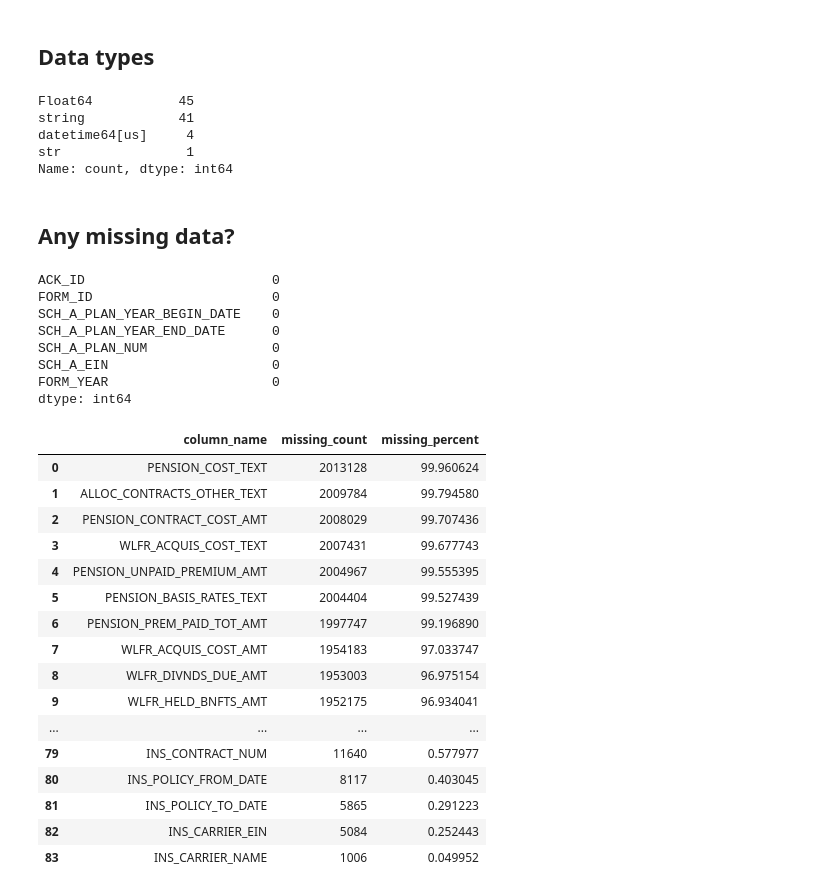
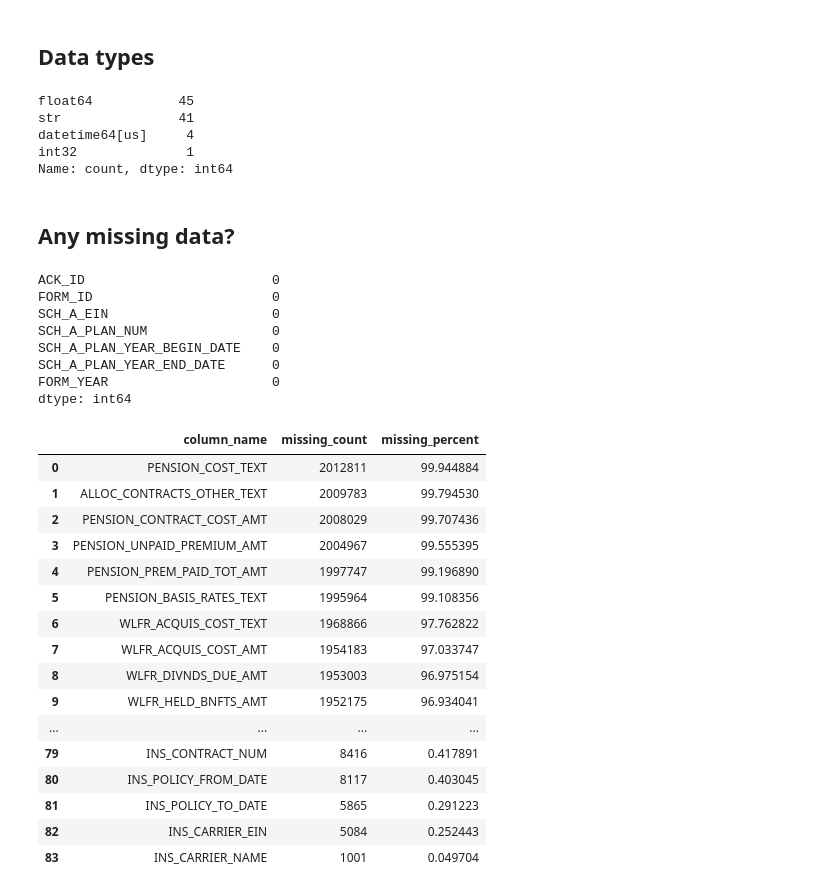
Before and after one commit to coreymichaud/benefits-market-intelligence, a Jupyter notebook: notebooks/Schedule_A_EDA.ipynb, the cells around one changed output. Saved outputs shown, nothing was run; the diff lists cells and outputs as text; code cells hidden in the pictures.

```diff
--- a/notebooks/Schedule_A_EDA.ipynb
+++ b/notebooks/Schedule_A_EDA.ipynb
@@ -15,7 +16,8 @@ pd.set_option("display.max_rows", None)
 ## Load Form 5500 - Schedule A data
 # %%
 # Loading data
-SCH_A = pd.read_parquet(COMBINED_DATA_PATH / "SCH_A.parquet")
+with duckdb.connect(DB_PATH, read_only=True) as con:
+    SCH_A = con.sql("SELECT * FROM silver.SCH_A").df()
 # %% [markdown]
 ## Viewing data
 # %%
@@ -43,10 +45,10 @@ Columns: 91
 # Data type counts
 SCH_A.dtypes.value_counts()
 # %% [output]
-Float64           45
-string            41
+float64           45
+str               41
 datetime64[us]     4
-str                1
+int32              1
 Name: count, dtype: int64
 # %% [markdown]
 ## Any missing data?
@@ -56,33 +58,37 @@ SCH_A.isna().sum()[SCH_A.isna().sum() == 0]
 # %% [output]
 ACK_ID                        0
 FORM_ID                       0
+SCH_A_EIN                     0
+SCH_A_PLAN_NUM                0
 SCH_A_PLAN_YEAR_BEGIN_DATE    0
 SCH_A_PLAN_YEAR_END_DATE      0
-SCH_A_PLAN_NUM                0
-SCH_A_EIN                     0
 FORM_YEAR                     0
 dtype: int64
 # %%
 # Missing data
-pd.DataFrame({
-    "missing_count": SCH_A.isna().sum(),
-    "missing_percent": SCH_A.isna().mean().mul(100)
-}).query("missing_count > 0").sort_values("missing_percent", ascending=False).rename_axis("column_name").reset_index()
+pd.DataFrame(
+    {
+        "missing_count": SCH_A.isna().sum(),
+        "missing_percent": SCH_A.isna().mean().mul(100),
+    }
+).query("missing_count > 0").sort_values(
+    "missing_percent", ascending=False
+).rename_axis("column_name").reset_index()
 # %% [output]
 |  | column_name | missing_count | missing_percent |
-| 0 | PENSION_COST_TEXT | 2013128 | 99.960624 |
-| 1 | ALLOC_CONTRACTS_OTHER_TEXT | 2009784 | 99.794580 |
+| 0 | PENSION_COST_TEXT | 2012811 | 99.944884 |
+| 1 | ALLOC_CONTRACTS_OTHER_TEXT | 2009783 | 99.794530 |
 | 2 | PENSION_CONTRACT_COST_AMT | 2008029 | 99.707436 |
-| 3 | WLFR_ACQUIS_COST_TEXT | 2007431 | 99.677743 |
-| 4 | PENSION_UNPAID_PREMIUM_AMT | 2004967 | 99.555395 |
-| 5 | PENSION_BASIS_RATES_TEXT | 2004404 | 99.527439 |
-| 6 | PENSION_PREM_PAID_TOT_AMT | 1997747 | 99.196890 |
+| 3 | PENSION_UNPAID_PREMIUM_AMT | 2004967 | 99.555395 |
+| 4 | PENSION_PREM_PAID_TOT_AMT | 1997747 | 99.196890 |
+| 5 | PENSION_BASIS_RATES_TEXT | 1995964 | 99.108356 |
+| 6 | WLFR_ACQUIS_COST_TEXT | 1968866 | 97.762822 |
 | 7 | WLFR_ACQUIS_COST_AMT | 1954183 | 97.033747 |
 | 8 | WLFR_DIVNDS_DUE_AMT | 1953003 | 96.975154 |
 | 9 | WLFR_HELD_BNFTS_AMT | 1952175 | 96.934041 |
 | ... | ... | ... | ... |
-| 79 | INS_CONTRACT_NUM | 11640 | 0.577977 |
+| 79 | INS_CONTRACT_NUM | 8416 | 0.417891 |
 | 80 | INS_POLICY_FROM_DATE | 8117 | 0.403045 |
 | 81 | INS_POLICY_TO_DATE | 5865 | 0.291223 |
 | 82 | INS_CARRIER_EIN | 5084 | 0.252443 |
-| 83 | INS_CARRIER_NAME | 1006 | 0.049952 |
+| 83 | INS_CARRIER_NAME | 1001 | 0.049704 |
```
Also changed, not shown: parts of 2 cells of this notebook, 2 other files.
